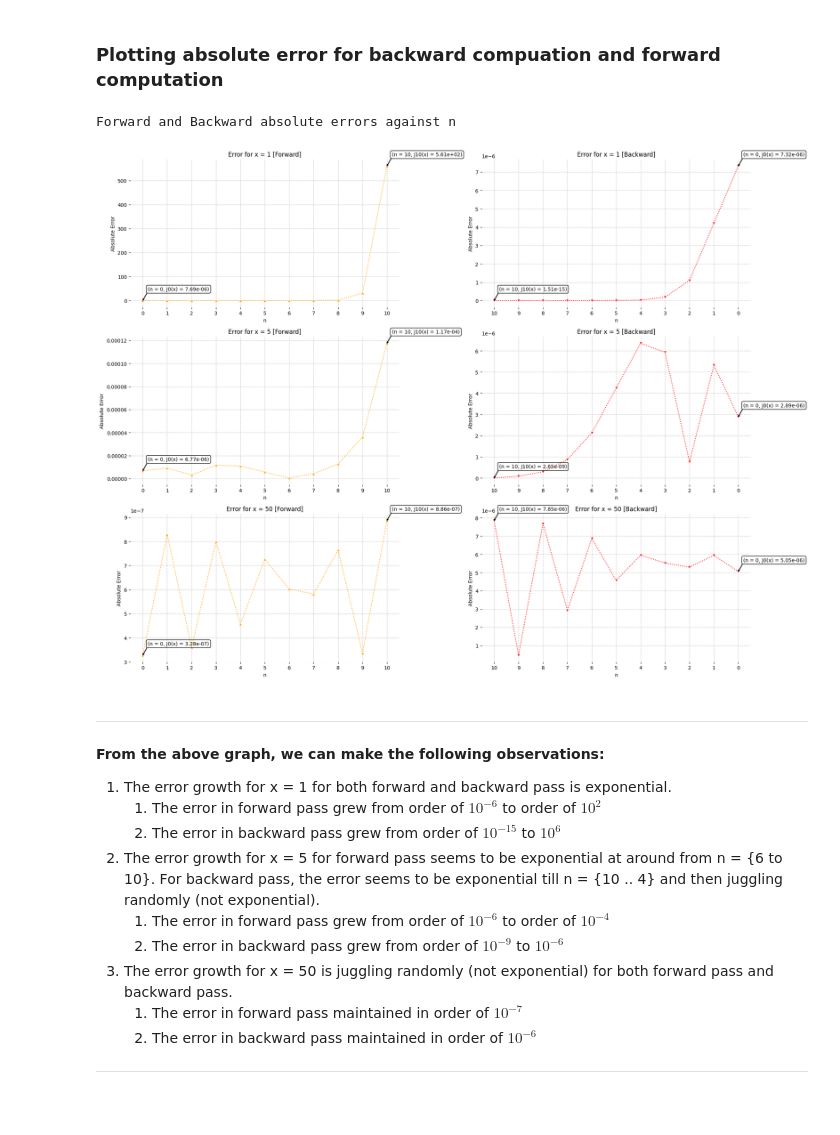
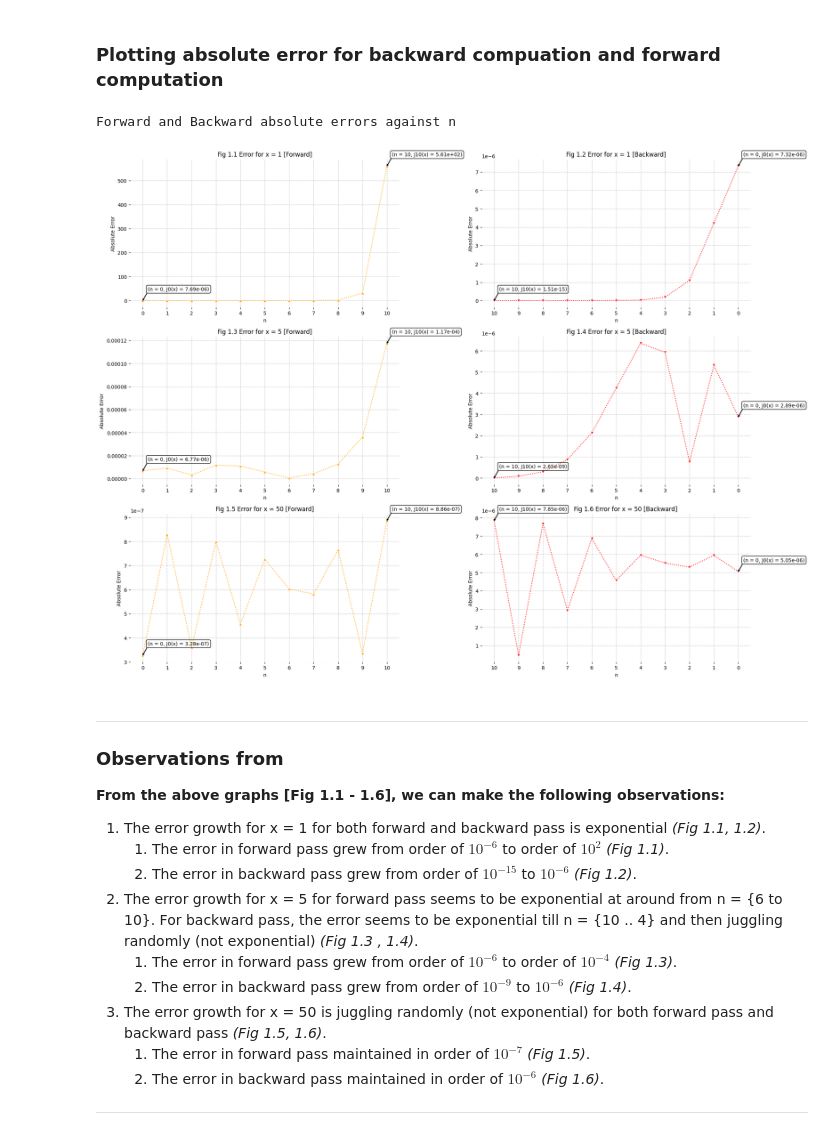
Before and after one commit to pesricha/DS288-Numerical-Methods, a Jupyter notebook: Homework-1.ipynb, the cells around one changed output. Drawn from its saved outputs; the diff is of its cells as text; code cells hidden in the pictures; blank space fills up the shorter version.

```diff
--- a/Homework-1.ipynb
+++ b/Homework-1.ipynb
@@ -162,7 +167,7 @@ def subplot_borders_off(ax):
 # Plot for x = 1
 ax1 = plt.subplot(3, 2, 2)
 sns.lineplot(data=absolute_error_computed_backward, x='n', y='Jn(1)', marker='v',  linestyle=':', color= 'red', ax=ax1)
-plt.title('Error for x = 1 [Backward]')
+plt.title('Fig 1.2 Error for x = 1 [Backward]')
 plt.xlabel('n')
 plt.ylabel('Absolute Error')
 plt.grid(True, linestyle='--', alpha=0.7)
@@ -174,7 +179,7 @@ subplot_borders_off(ax1)
 # Plot for x = 5
 ax2 = plt.subplot(3, 2, 4)
 sns.lineplot(data=absolute_error_computed_backward, x='n', y='Jn(5)', marker='v',  linestyle=':', color= 'red', ax= ax2)
-plt.title('Error for x = 5 [Backward]')
+plt.title('Fig 1.4 Error for x = 5 [Backward]')
 plt.xlabel('n')
 plt.ylabel('Absolute Error')
 plt.grid(True, linestyle='--', alpha=0.7)
@@ -186,7 +191,7 @@ subplot_borders_off(ax2)
 # Plot for x = 50
 ax3 = plt.subplot(3, 2, 6)
 sns.lineplot(data=absolute_error_computed_backward, x='n', y='Jn(50)', marker='v',  linestyle=':', color= 'red')
-plt.title('Error for x = 50 [Backward]')
+plt.title('          Fig 1.6 Error for x = 50 [Backward]')
 plt.xlabel('n')
 plt.ylabel('Absolute Error')
 plt.xticks(ticks=custom_xticks)
@@ -198,55 +203,56 @@ subplot_borders_off(ax3)
 # Plot for x = 1
 ax4 = plt.subplot(3, 2, 1)
 sns.lineplot(data=absolute_error_computed_forward, x='n', y='Jn(1)', marker='^',  linestyle=':', color= 'orange')
-plt.title('Error for x = 1 [Forward]')
+plt.title('Fig 1.1 Error for x = 1 [Forward]')
 plt.xlabel('n')
 plt.ylabel('Absolute Error')
 plt.grid(True, linestyle='--', alpha=0.7)
 plt.xticks(ticks=custom_xticks)
 annotate_points(ax4, absolute_error_computed_forward, 'Jn(1)')
 subplot_borders_off(ax4)
 
 # Plot for x = 5
 ax5 = plt.subplot(3, 2, 3)
 sns.lineplot(data=absolute_error_computed_forward, x='n', y='Jn(5)', marker='^',  linestyle=':', color= 'orange')
-plt.title('Error for x = 5 [Forward]')
+plt.title('Fig 1.3 Error for x = 5 [Forward]')
 plt.xlabel('n')
 plt.ylabel('Absolute Error')
 plt.grid(True, linestyle='--', alpha=0.7)
 plt.xticks(ticks=custom_xticks)
 annotate_points(ax5, absolute_error_computed_forward, 'Jn(5)')
 subplot_borders_off(ax5)
 
 # Plot for x = 50
 ax6 = plt.subplot(3, 2, 5)
 sns.lineplot(data=absolute_error_computed_forward, x='n', y='Jn(50)', marker='^',  linestyle=':', color= 'orange')
-plt.title('Error for x = 50 [Forward]')
+plt.title('Fig 1.5 Error for x = 50 [Forward]')
 plt.xlabel('n')
 plt.ylabel('Absolute Error')
 plt.xticks(ticks=custom_xticks)
 plt.grid(True, linestyle='--', alpha=0.7)
 annotate_points(ax6, absolute_error_computed_forward, 'Jn(50)')
 subplot_borders_off(ax6)
 
 print("Forward and Backward absolute errors against n")
 
 plt.tight_layout()
 plt.show()
 # %% [output]
 Forward and Backward absolute errors against n
-[figure, old version]
+[figure, new version]
 # %% [markdown]
 ------
-**From the above graph, we can make the following observations:**
-1. The error growth for x = 1 for both forward and backward pass is exponential.
-    1. The error in forward pass grew from order of $10^{-6}$ to order of $10^{2}$
-    2. The error in backward pass grew from order of $10^{-15}$ to $10^{6}$
-2. The error growth for x = 5 for forward pass seems to be exponential at around from n = {6 to 10}. For backward pass, the error seems to be exponential till n = {10 .. 4} and then juggling randomly (not exponential).
-    1. The error in forward pass grew from order of $10^{-6}$ to order of $10^{-4}$
-    2. The error in backward pass grew from order of $10^{-9}$ to $10^{-6}$
-3. The error growth for x = 50 is juggling randomly (not exponential) for both forward pass and backward pass.
-    1. The error in forward pass maintained in order of $10^{-7}$
-    2. The error in backward pass maintained in order of $10^{-6}$
+### Observations from
+**From the above graphs [Fig 1.1 - 1.6], we can make the following observations:**
+1. The error growth for x = 1 for both forward and backward pass is exponential *(Fig 1.1, 1.2)*.
+    1. The error in forward pass grew from order of $10^{-6}$ to order of $10^{2}$ *(Fig 1.1)*.
+    2. The error in backward pass grew from order of $10^{-15}$ to $10^{-6}$ *(Fig 1.2)*.
+2. The error growth for x = 5 for forward pass seems to be exponential at around from n = {6 to 10}. For backward pass, the error seems to be exponential till n = {10 .. 4} and then juggling randomly (not exponential) *(Fig 1.3 , 1.4)*.
+    1. The error in forward pass grew from order of $10^{-6}$ to order of $10^{-4}$ *(Fig 1.3)*.
+    2. The error in backward pass grew from order of $10^{-9}$ to $10^{-6}$ *(Fig 1.4)*.
+3. The error growth for x = 50 is juggling randomly (not exponential) for both forward pass and backward pass *(Fig 1.5, 1.6)*.
+    1. The error in forward pass maintained in order of $10^{-7}$ *(Fig 1.5)*.
+    2. The error in backward pass maintained in order of $10^{-6}$ *(Fig 1.6)*.
 
 -----
 # %% [markdown]
```
Also changed, not shown: parts of 7 cells of this notebook, 1 other file.
